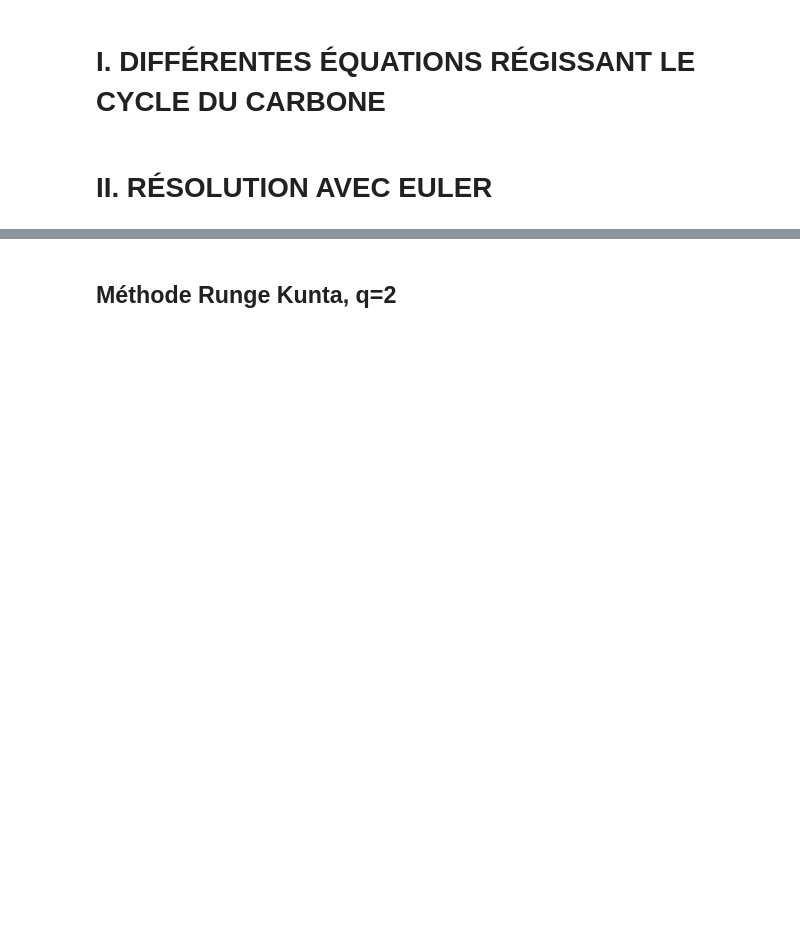
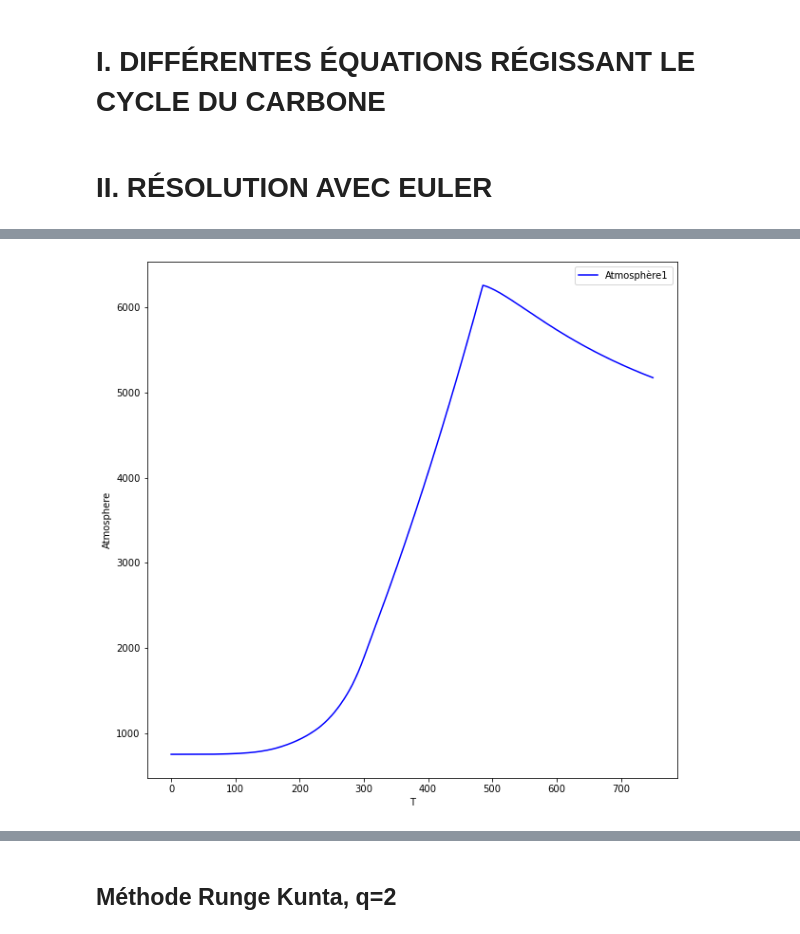
Before and after one commit to totolance/MACS205, a Jupyter notebook: MACS205-CARBONE.ipynb, the cells around one changed output, grey strips where cells are left out. Cells and saved outputs as stored; diff of their text form; code cells hidden in the pictures; blank space fills up the shorter version.

```diff
--- a/MACS205-CARBONE.ipynb
+++ b/MACS205-CARBONE.ipynb
@@ -285,0 +169,14 @@ plt.show()
+# %%
+def euler(F, t0,tf,y0, n):
+    # y’=F(y,t)
+    h = (tf-t0)/n
+    y = y0
+    t = t0
+    Y = [y0]
+    T = [t0]
+    for k in range(n):
+        y = y + h * F(y,t)
+        t=t+h
+        Y.append(y)
+        T.append(t)
+    return np.array(T), np.array(Y)
@@ -285,0 +219,76 @@ plt.show()
+# %%
+#POUR LE SOILS, derivative[5], x[5], x0[5]
+#dSoils_dt = Litterfall - Soils * (55/Soil_Initial)
+
+# Atmosphere = x[0]
+#CarbonateRock = x[1]
+#DeepOcean = x[2]
+#FossilFuelCarbon = x[3]
+#Plants = x[4]
+#Soils = x[5]
+#SurfaceOcean = x[6]
+#VegLandArea_percent = x[7]
+
+#le y equivaut au vecteur x et au début y0 = x0 en vecteur, donc F c'est la fonction dérivative
+n = 10000
+T,Y = euler(derivative,0,750,x0,n)
+
+plt.figure(figsize=(10,10))
+plt.plot(T,Y[:,0],label = 'Atmosphère1',color='b')
+plt.xlabel('T')
+plt.ylabel('Atmosphere')
+plt.legend()
+
+
+plt.figure(figsize=(10,10))
+plt.plot(T,Y[:,1],label = 'CarbonateRock',color='c')
+plt.xlabel('T')
+plt.ylabel('CarboRock')
+plt.legend()
+
+
+
+plt.figure(figsize=(10,10))
+plt.plot(T,Y[:,2],label = 'DeepOcean',color='m')
+plt.xlabel('T')
+plt.ylabel('DeepOcean')
+plt.legend()
+
+
+plt.figure(figsize=(10,10))
+plt.plot(T,Y[:,3],label = 'FossilFuelCarbon',color='r')
+plt.xlabel('T')
+plt.ylabel('FossilFuelCarbon')
+plt.legend()
+
+
+plt.figure(figsize=(10,10))
+plt.plot(T,Y[:,4],label = 'Plants',color='g')
+plt.xlabel('T')
+plt.ylabel('Plants')
+plt.legend()
+
+
+plt.figure(figsize=(10,10))
+plt.plot(T,Y[:,5],label = 'Soils')
+plt.xlabel('T')
+plt.ylabel('Soils')
+plt.legend()
+
+
+
+plt.figure(figsize=(10,10))
+plt.plot(T,Y[:,6],label = 'SurfaceOcean',color='y')
+plt.xlabel('T')
+plt.ylabel('SurfaceOcean')
+plt.legend()
+
+
+plt.figure(figsize=(10,10))
+plt.plot(T,Y[:,7],label = 'VegLandArea_percent')
+plt.xlabel('T')
+plt.ylabel('VegLandArea_percent',color='k')
+plt.legend()
+plt.show()
+# %% [output]
+[figure, added]
```
Also changed, not shown: parts of 7 cells of this notebook.
